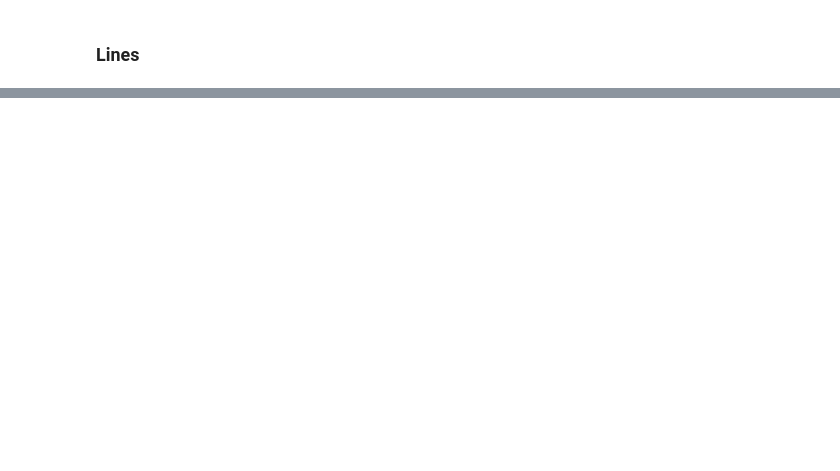
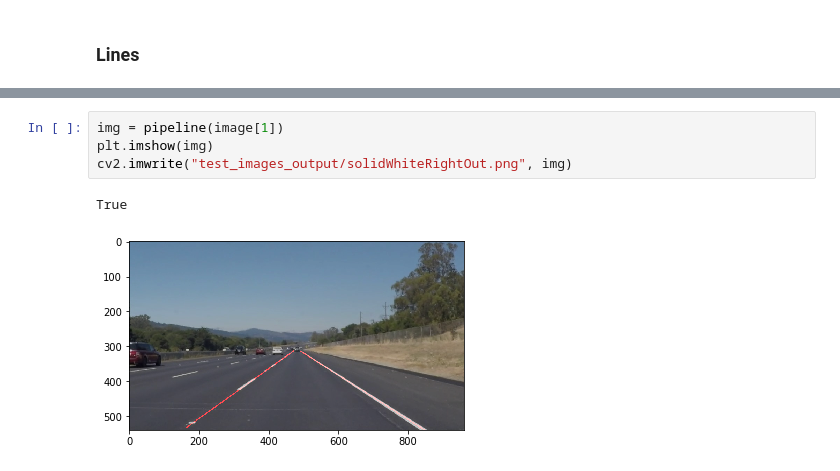
Before and after one commit to MarekWdowiak/Finding-Lane-Lines, a Jupyter notebook: Proj1.ipynb, the cells around one changed output, grey strips where cells are left out. Cells and saved outputs as stored; diff of their text form; blank space fills up the shorter version.

```diff
--- a/Proj1.ipynb
+++ b/Proj1.ipynb
@@ -136,0 +189,7 @@ for i in range(min(xR), max(xR)):
+# %%
+img = pipeline(image[1])
+plt.imshow(img)
+cv2.imwrite("test_images_output/solidWhiteRightOut.png", img)
+# %% [output]
+True
+[figure, added]
```
Also changed, not shown: parts of 22 cells of this notebook, 5 other files.
